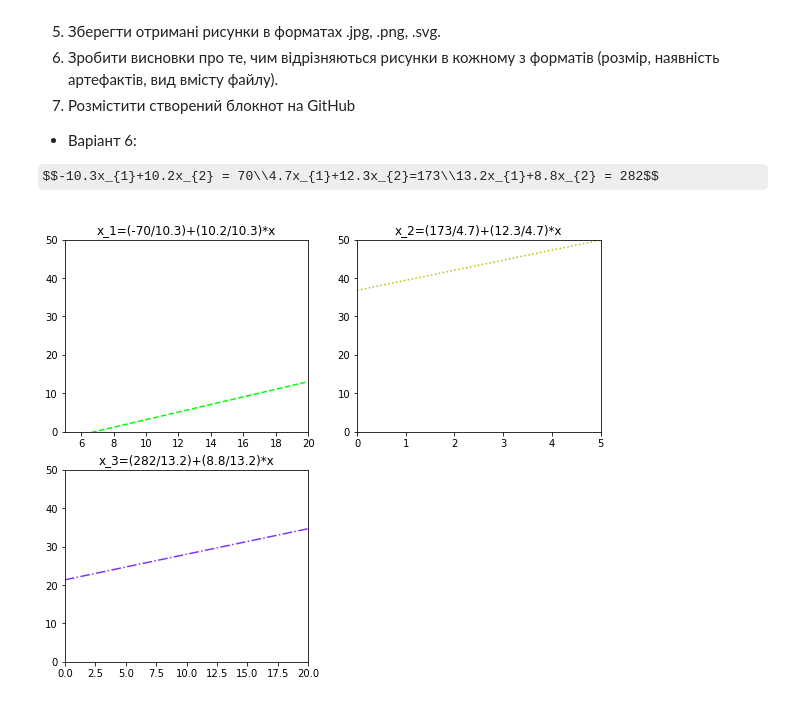
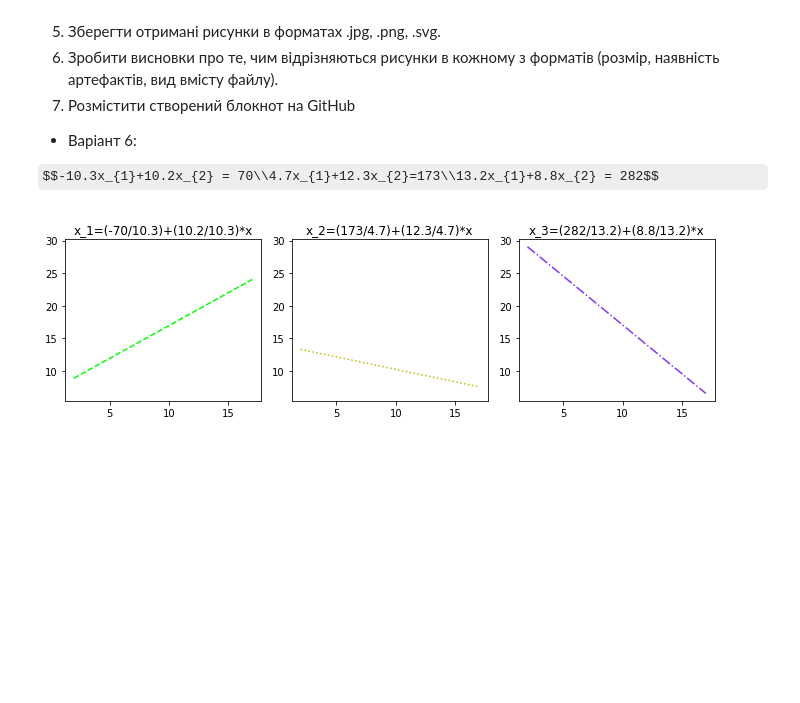
Before and after one commit to Svinamen/Pyton-labs, a Jupyter notebook: Lab3.ipynb, the cells around one changed output. Cells and saved outputs as stored; diff of their text form; code cells hidden in the pictures; some formulas as TeX source; blank space fills up the shorter version.

```diff
--- a/Lab3.ipynb
+++ b/Lab3.ipynb
@@ -37,31 +37,29 @@ import matplotlib.pyplot as plt
 import numpy as np
 plt.style.use('seaborn-bright')
 # %%
-fig = plt.figure(0,(9.6,12))
-x = np.linspace(0,50,25)
-x_1=(-70/10.3)+(10.2/10.3)*x
-x_2=(173/4.7)+(12.3/4.7)*x
-x_3=(282/13.2)+(8.8/13.2)*x
+fig = plt.figure(0,(9.6,3))
+x = np.linspace(2,17,25)
+
 y_n = 50
 x_n = 20
 
-fig.add_subplot(3,2,1)
+fig.add_subplot(1,3,1)
+axes1 = fig.add_subplot(1,3,1)
 plt.title("x_1=(-70/10.3)+(10.2/10.3)*x")
-plt.plot(x,x_1, color = "#00ff00", linestyle='--')
-plt.axis([5,x_n,0,y_n])
+plt.plot(x,(70+10.3*x)/10.2, color = "#00ff00", linestyle='--')
+#plt.axis([5,x_n,0,y_n])
 
-fig.add_subplot(3,2,2)
+fig.add_subplot(1,3,2,sharey = axes1)
 plt.title("x_2=(173/4.7)+(12.3/4.7)*x")
-plt.plot(x,x_2, 'y:')
-plt.axis([0,5,0,y_n])
+plt.plot(x,(173-4.7*x)/12.3, 'y:')
+#plt.axis([0,5,0,y_n])
 
+fig.add_subplot(1,3,3, sharey = axes1)
+plt.title("x_3=(282/13.2)+(8.8/13.2)*x")
+plt.plot(x,(282-13.2*x)/8.8, color = (0.5,0.2,1), linestyle = '-.')
+#plt.axis([0,x_n,0,y_n])
 
-fig.add_subplot(3,2,3)
-plt.title("x_3=(282/13.2)+(8.8/13.2)*x")
-plt.plot(x,x_3, color = (0.5,0.2,1), linestyle = '-.')
-plt.axis([0,x_n,0,y_n])
-
-plt.show()
+plt.tight_layout()
 # %% [output]
-[figure, old version]
+[figure, new version]
 # %%
```
Also changed, not shown: parts of 1 cell of this notebook, 3 other files.
